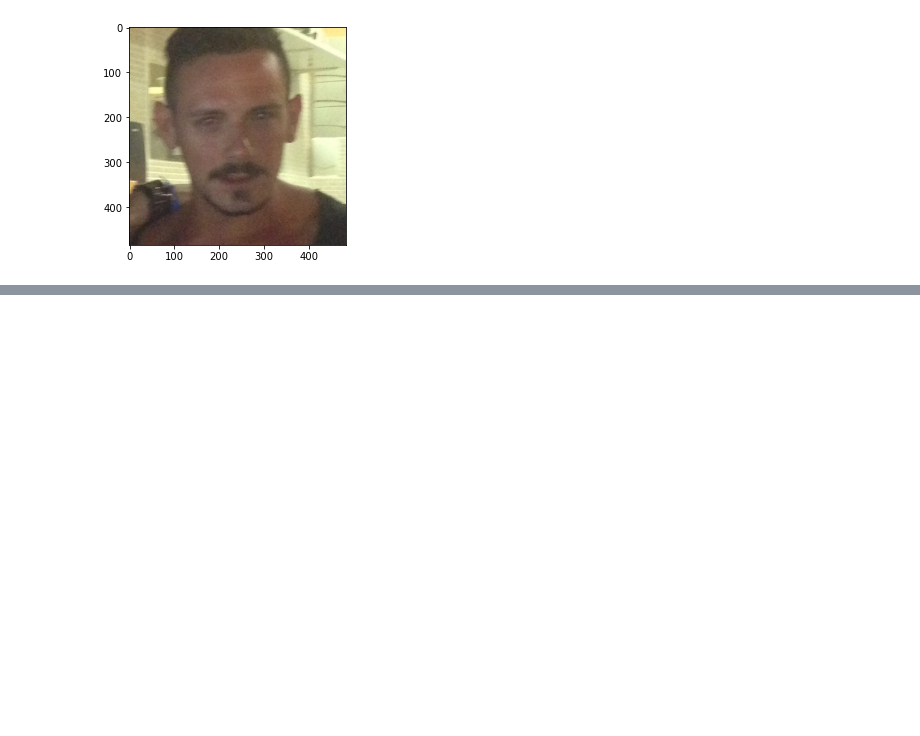
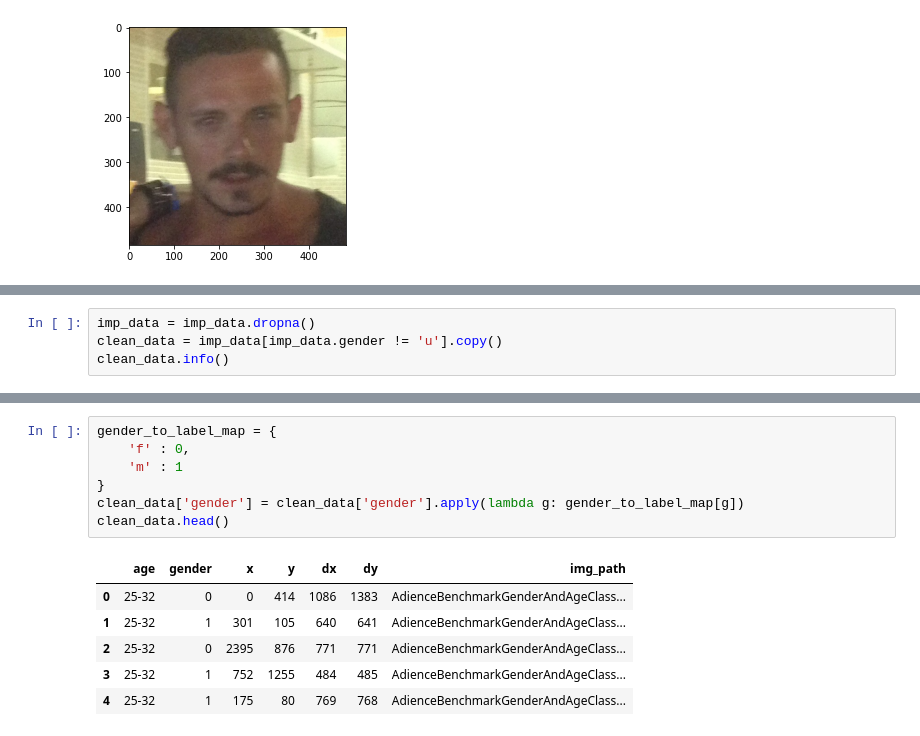
Before and after one commit to alfinyusriansyah/Project_Pembelajaran_Mesin, a Jupyter notebook: pembelajaran-mesin/Project.ipynb, the cells around one changed output, grey strips where cells are left out. Cells and saved outputs as stored; diff of their text form; blank space fills up the shorter version.

```diff
--- a/pembelajaran-mesin/Project.ipynb
+++ b/pembelajaran-mesin/Project.ipynb
@@ -78,0 +146,4 @@ plt.show()
+# %%
+imp_data = imp_data.dropna()
+clean_data = imp_data[imp_data.gender != 'u'].copy()
+clean_data.info()
@@ -78,0 +165,14 @@ plt.show()
+# %%
+gender_to_label_map = {
+    'f' : 0,
+    'm' : 1
+}
+clean_data['gender'] = clean_data['gender'].apply(lambda g: gender_to_label_map[g])
+clean_data.head()
+# %% [output]
+|  | age | gender | x | y | dx | dy | img_path |
+| 0 | 25-32 | 0 | 0 | 414 | 1086 | 1383 | AdienceBenchmarkGenderAndAgeClass... |
+| 1 | 25-32 | 1 | 301 | 105 | 640 | 641 | AdienceBenchmarkGenderAndAgeClass... |
+| 2 | 25-32 | 0 | 2395 | 876 | 771 | 771 | AdienceBenchmarkGenderAndAgeClass... |
+| 3 | 25-32 | 1 | 752 | 1255 | 484 | 485 | AdienceBenchmarkGenderAndAgeClass... |
+| 4 | 25-32 | 1 | 175 | 80 | 769 | 768 | AdienceBenchmarkGenderAndAgeClass... |
```
Also changed, not shown: parts of 11 cells of this notebook.
